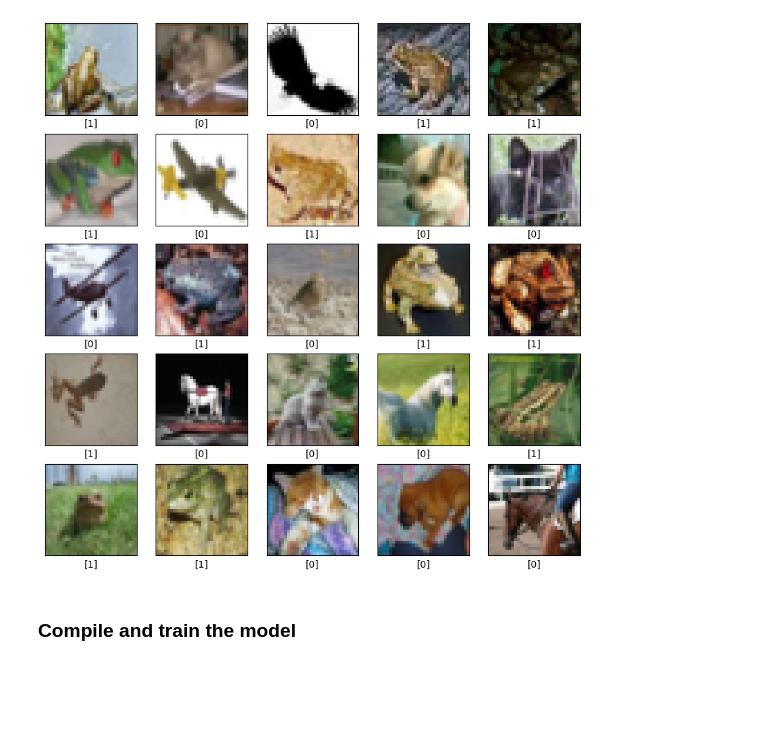
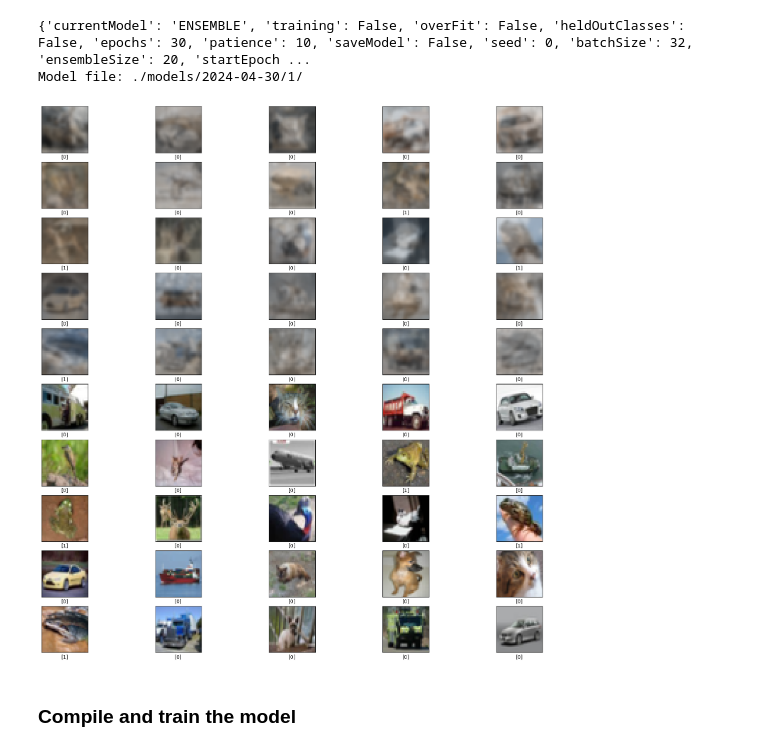
Before and after one commit to jcarnec/CIFAR, a Jupyter notebook: cnn.ipynb, the cells around one changed output. Cells and saved outputs as stored; diff of their text form; code cells hidden in the pictures; blank space fills up the shorter version.

Commit message:
need to normalize inputs and verify results

```diff
--- a/cnn.ipynb
+++ b/cnn.ipynb
@@ -81,8 +86,7 @@ if LOAD_MODEL_LOCATION:
     config['training'] = False
     config['saveModel'] = False
     MODEL_FILE = f'{LOAD_MODEL_LOCATION}'
-    config_content = json.load(open(f'{MODEL_FILE}/config.json'))
-    print(config_content)
+    print(config)
 else:
     # Formatted as 'YYYY-MM-DD'
     today = datetime.today().strftime('%Y-%m-%d')
@@ -106,6 +110,11 @@ np.random.seed(config['seed'])
 tf.random.set_seed(config['seed'])
 # random seed for python built-in random module
 random.seed(config['seed'])
+
+print(f"Model file: {MODEL_FILE}")
+# %% [output]
+{'currentModel': 'ENSEMBLE', 'training': False, 'overFit': False, 'heldOutClasses': False, 'epochs': 30, 'patience': 10, 'saveModel': False, 'seed': 0, 'batchSize': 32, 'ensembleSize': 20, 'startEpoch ...
+Model file: ./models/2024-04-30/1/
 # %%
 from sklearn.model_selection import train_test_split
 
@@ -158,6 +167,24 @@ test_labels_held_out = test_labels[held_out_class_indices_test]
 test_images = np.delete(test_images, held_out_class_indices_test, axis=0)
 test_labels = np.delete(test_labels, held_out_class_indices_test, axis=0)
 
+# Create a new test set with corrupted data
+# apply gaussian blur to the images
+
+from scipy.ndimage import gaussian_filter
+import copy
+
+def corrupt_images(images, sigma=1):
+    return gaussian_filter(images, sigma=sigma)
+
 
 # Split the training set into training and validation sets
 train_images, val_images, train_labels, val_labels = train_test_split(train_images, train_labels, test_size=0.2, random_state=config['seed'])
+
+corrupted_test_images = corrupt_images(test_images, sigma=1)
+corrupted_test_labels = copy.deepcopy(test_labels)
+
+corrupted_held_out_images = corrupt_images(test_images_held_out, sigma=1)
+corrupted_held_out_labels = copy.deepcopy(test_labels_held_out)
+
+corrupted_val_images = corrupt_images(val_images, sigma=1)
+corrupted_val_labels = copy.deepcopy(val_labels)
@@ -164,20 +214,29 @@ train_images, val_images, train_labels, val_labels = train_test_split(train_imag
 # %%
-class_names = ['not_frog', 'frog']
+if True:
+    class_names = ['not_frog', 'frog']
 
-randomly_chosen_indexes = np.random.uniform(0, len(train_images), 25).astype(int)
-plt.figure(figsize=(10,10))
-for i, value in enumerate(randomly_chosen_indexes):
-    plt.subplot(5,5,i+1)
-    plt.xticks([])
-    plt.yticks([])
-    plt.grid(False)
-    plt.imshow(train_images[value])
-    # The CIFAR labels happen to be arrays,
-    # which is why you need the extra index
-    plt.xlabel(train_labels[value])
-plt.show()
+    randomly_chosen_indexes = np.random.uniform(0, len(corrupted_test_images), 25).astype(int)
+    plt.figure(figsize=(20,20))
+    for i, value in enumerate(randomly_chosen_indexes):
+        plt.subplot(10,5,i+1)
+        plt.xticks([])
+        plt.yticks([])
+        plt.grid(False)
+        plt.imshow(corrupted_test_images[value])
+        # plt.imshow(test_images[value])
+        plt.xlabel(corrupted_test_labels[value])
+
+
+        plt.subplot(10,5,i + 25 +1)
+        plt.xticks([])
+        plt.yticks([])
+        plt.grid(False)
+        plt.imshow(test_images[value])
+        # plt.imshow(test_images[value])
+        plt.xlabel(test_labels[value])
+    plt.show()
 # %% [output]
-[figure, old version]
+[figure, new version]
 # %% [markdown]
 ### Compile and train the model
 # %%
```
Also changed, not shown: parts of 20 cells of this notebook, 29 other files.
